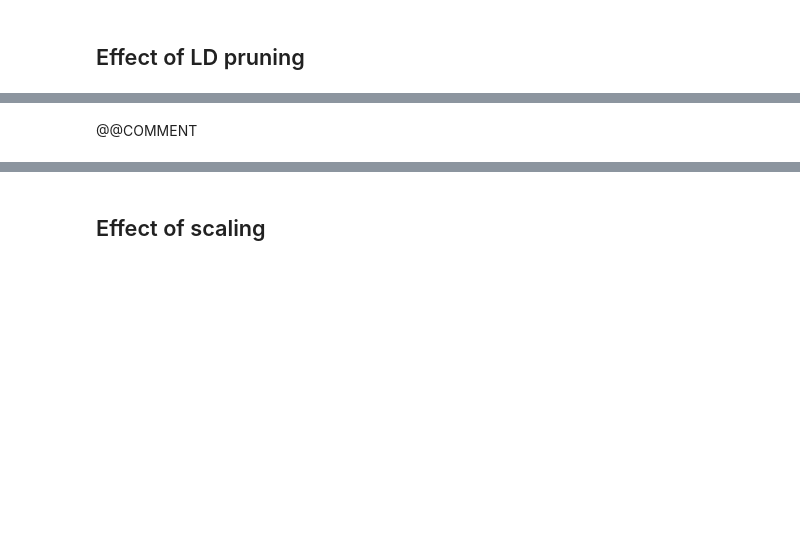
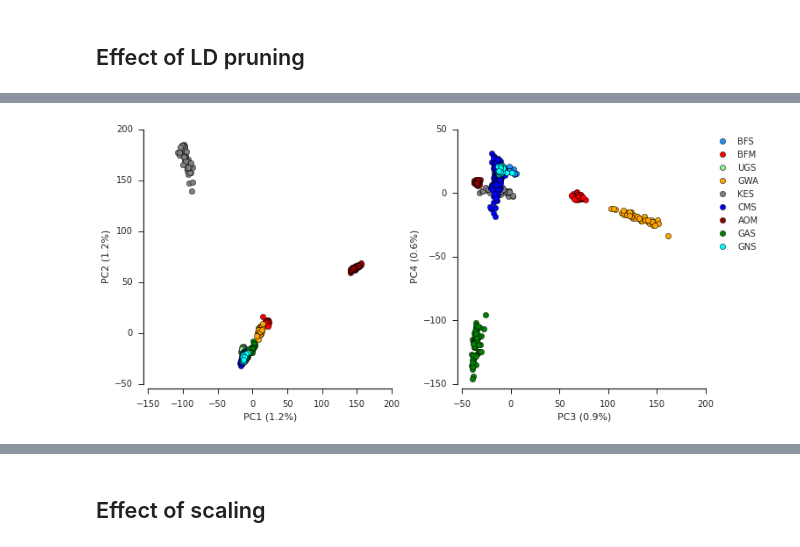
Before and after one commit to alimanfoo/alimanfoo.github.io, a Jupyter notebook: _posts/2015-09-28-fast-pca.ipynb, the cells around one changed output, grey strips where cells are left out. Cells and saved outputs as stored; diff of their text form; code cells hidden in the pictures; blank space fills up the shorter version.

```diff
--- a/_posts/2015-09-28-fast-pca.ipynb
+++ b/_posts/2015-09-28-fast-pca.ipynb
@@ -179,0 +170,2 @@ Let's take a look at how much LD is left.
+# %%
+ld_prune(gnr, size=100, step=20, threshold=.1, n_iter=1);
@@ -257,5 +249,5 @@ What would happen if we ran the PCA on the data prior to removing correlated SNP
 # %%
-coords, model = allel.stats.pca(gnu, n_components=10, scaler='patterson')
-plot_pca(coords, model, 1, 2)
+coords, model = allel.stats.pca(gnr, n_components=10, scaler='patterson')
+fig_pca(coords, model)
+# %% [output]
+[figure, added]
-# %% [markdown]
-@@COMMENT
```
Also changed, not shown: parts of 29 cells of this notebook, 9 other files.
